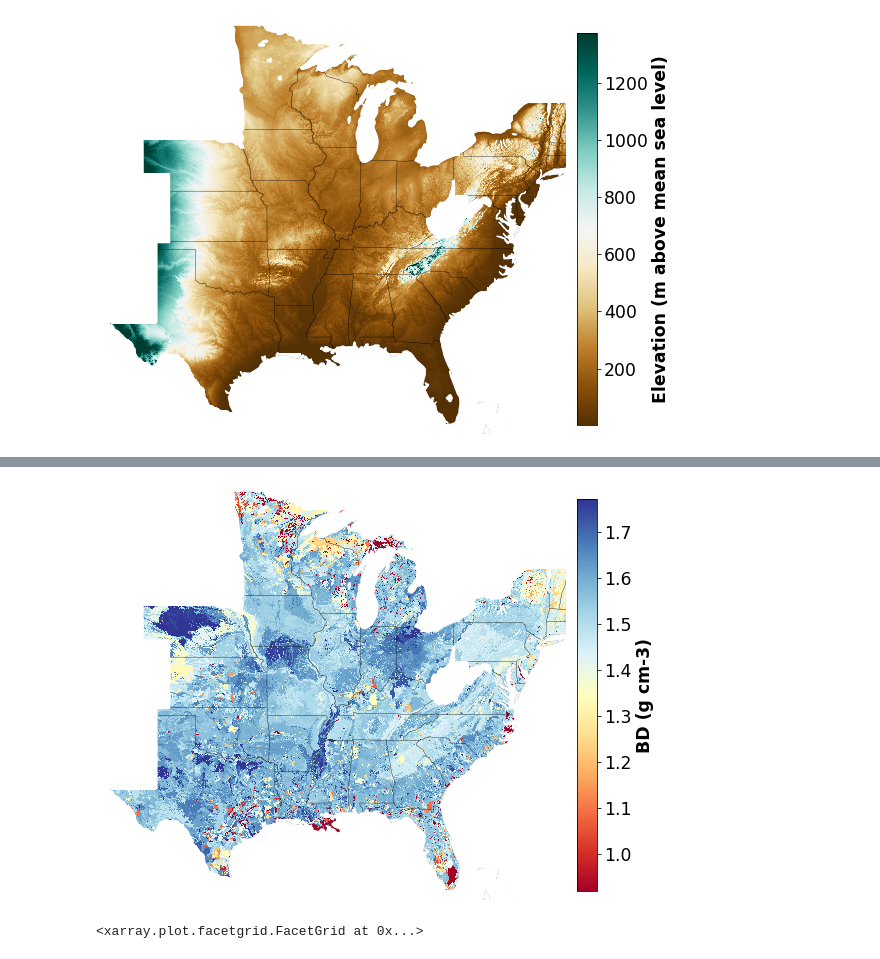
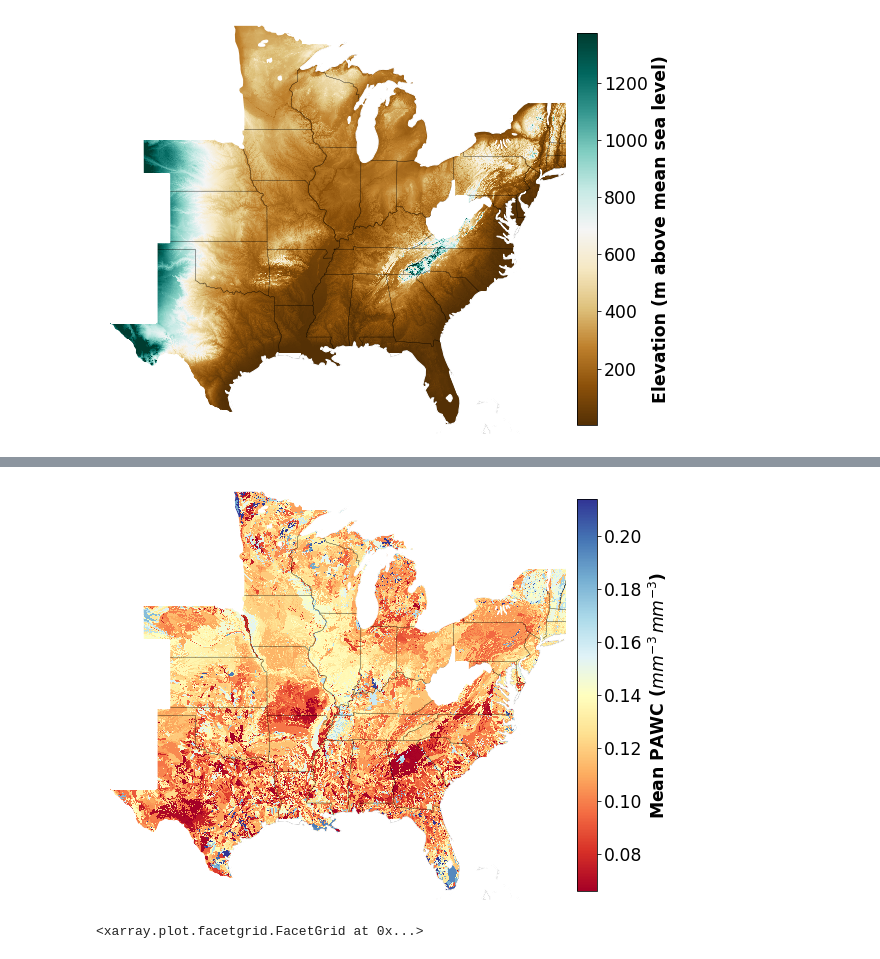
Before and after one commit to JJguri/Mapping-tools, a Jupyter notebook: SoilDataExploration.ipynb, the cells around one changed output, grey strips where cells are left out. Saved outputs shown, nothing was run; the diff lists cells and outputs as text; code cells hidden in the pictures.

```diff
--- a/SoilDataExploration.ipynb
+++ b/SoilDataExploration.ipynb
@@ -22,4 +22,4 @@ from IPython.core.display import display, HTML
 display(HTML("<style>.container { width:100% !important; }</style>"))
 # %%
 #Read and merge all nc files from psims (if more than a file in a folder write *.nc4 at the end of the address)
-soil = xr.open_mfdataset(r'C:\Users\uqjojeda\Nextcloud\PURTERRA-A0131\2020\soilData\*.nc4')
+soil2 = xr.open_mfdataset(r'C:\Users\uqjojeda\Nextcloud\PURTERRA-A0131\2020\soilData\*.nc4')
@@ -45,0 +26,3 @@ Data variables:
+# %%
+soil = soil2.assign(spawc=lambda x: soil.sdul - soil.slll)
+soil
@@ -152,7 +233,7 @@ ax.outline_patch.set_visible(False)
 # %%
 fig, ax = plt.subplots(1, 1, subplot_kw=dict(projection=ccrs.Mercator(central_longitude=-95)),figsize=(10,8))
 
-p=soil.sbdm.mean(dim=('depth'), skipna=True).plot(x='lon', y='lat', transform=ccrs.PlateCarree(central_longitude=0),
+p=soil.spawc.mean(dim=('depth'), skipna=True).plot(x='lon', y='lat', transform=ccrs.PlateCarree(central_longitude=0),
 robust=True, cmap=mpl.cm.RdYlBu, add_colorbar=False, zorder=1)
 
 def area(ax, iso, clr) :
@@ -199,36 +280,36 @@ ax.add_feature(cfeature.OCEAN, color='white', zorder=2)
 ax.add_feature(cfeature.LAKES, color='white', zorder=1.5)
 ax.add_feature(cfeature.BORDERS, edgecolor = "grey", color='grey', linewidth=1)
 ax.set_extent([-107, -72, 24.5, 49], crs=ccrs.PlateCarree())
 gl.xlabels_top = False
 gl.ylabels_right = False
 
 gl.xlocator = mticker.FixedLocator([-100, -90, -80])
 gl.ylocator = mticker.FixedLocator([30, 35,40, 45])
 gl.xformatter = LONGITUDE_FORMATTER
 gl.yformatter = LATITUDE_FORMATTER
 gl.xlabel_style = {'size': 10, 'color': 'k'}
 gl.ylabel_style = {'size': 10, 'color': 'k'}
 
 for value in iso4 :
     area2(ax, value, "white", 4)
 
 area2(ax, value, "white", 4)
 
 for value in iso3 :
     area(ax, value, "white")
 
 area(ax, value, "white")
 
 #Colorbar attributes
 cb = plt.colorbar(p, orientation="vertical", pad=0.02, shrink=0.9)
-cb.set_label(label='BD ($g\,cm^{-3}$)', size='xx-large', weight='bold')
+cb.set_label(label='Mean PAWC ($mm^{-3}\,mm^{-3}$)', size='xx-large', weight='bold')
 cb.ax.tick_params(labelsize='xx-large')
 
 ax.outline_patch.set_visible(False)
 
-#plt.savefig(r'C:\Users\uqjojeda\Nextcloud\PURTERRA-A0131\2020\paper\figs\rain.png', dpi=600, bbox_inches='tight', pad_inches=0)
+#plt.savefig(r'C:\Users\uqjojeda\Nextcloud\PURTERRA-A0131\2020\paper\figs\pawc.png', dpi=600, bbox_inches='tight', pad_inches=0)
 # %% [output]
-[figure, old version]
+[figure, new version]
 # %%
 map_proj = ccrs.Mercator(central_longitude=-95)
 
```
Also changed, not shown: parts of 4 cells of this notebook.
